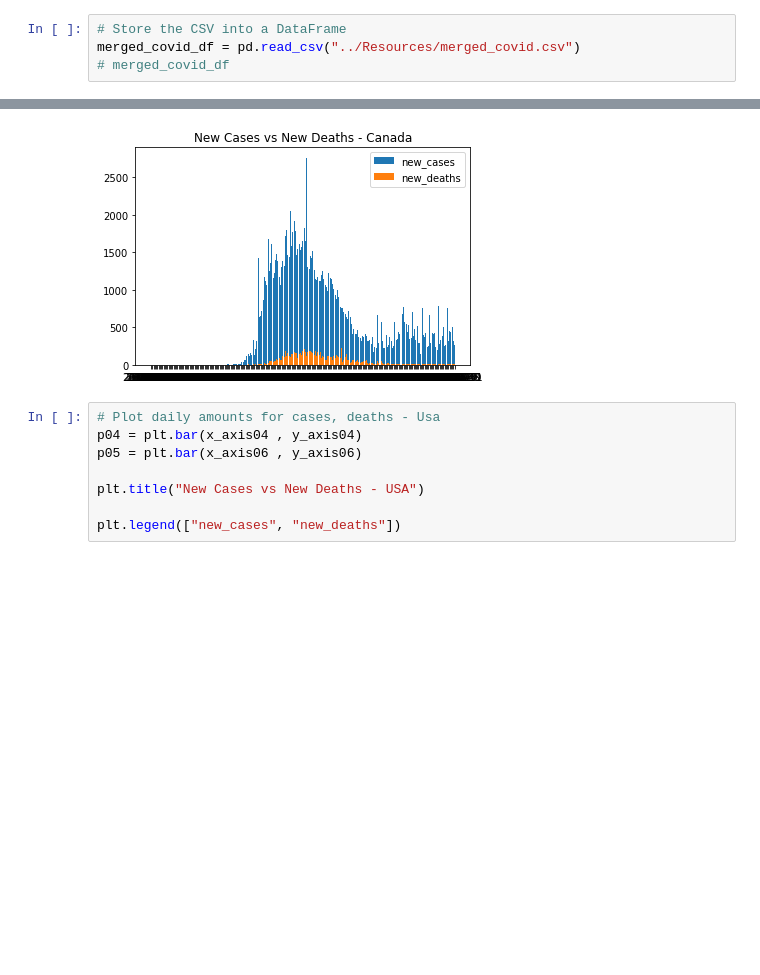
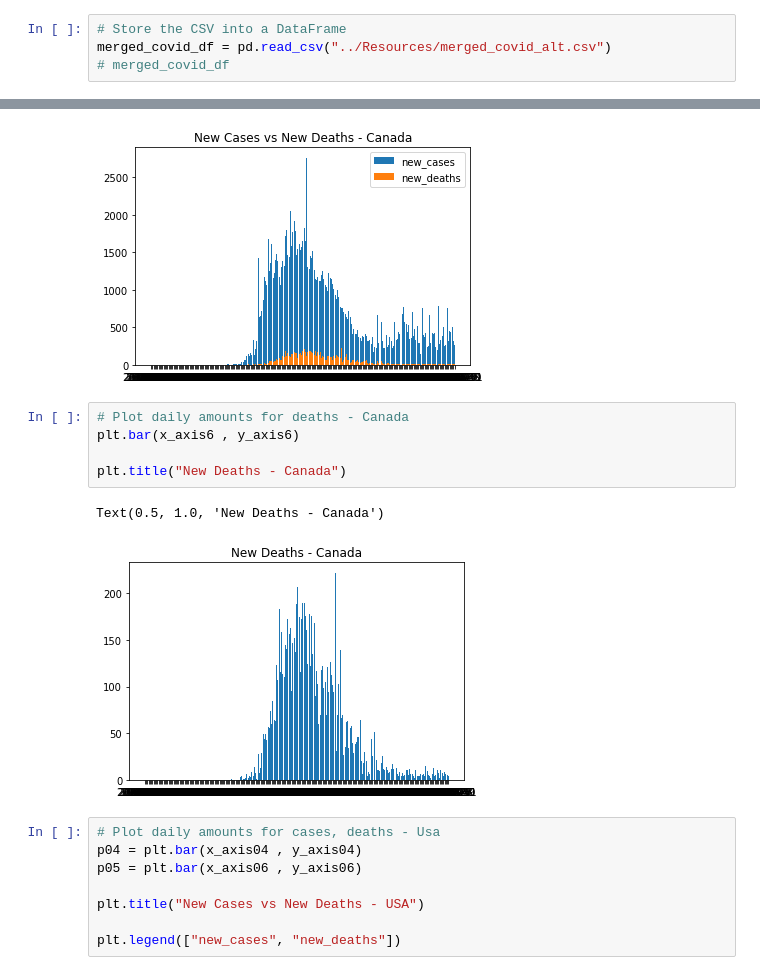
Before and after one commit to pmmfs/capstone-project, a Jupyter notebook: Analysis/government_regulation_impact_initial_analysis_mk.ipynb, the cells around one changed output, grey strips where cells are left out. Cells and saved outputs as stored; diff of their text form; blank space fills up the shorter version.

```diff
--- a/Analysis/government_regulation_impact_initial_analysis_mk.ipynb
+++ b/Analysis/government_regulation_impact_initial_analysis_mk.ipynb
@@ -8,7 +9,7 @@ import datetime as dt
 import matplotlib.pyplot as plt
 # %%
 # Store the CSV into a DataFrame
-merged_covid_df = pd.read_csv("../Resources/merged_covid.csv")
+merged_covid_df = pd.read_csv("../Resources/merged_covid_alt.csv")
 # merged_covid_df
 # %% [markdown]
 ### Trying to create a charts that shows shows historicals for index, cases, deaths, and tests
@@ -117,6 +118,14 @@ plt.legend(["new_cases", "new_deaths"])
 # %% [output]
 <matplotlib.legend.Legend at 0x...>
 [figure]
+# %%
+# Plot daily amounts for deaths - Canada
+plt.bar(x_axis6 , y_axis6)
+
+plt.title("New Deaths - Canada")
+# %% [output]
+Text(0.5, 1.0, 'New Deaths - Canada')
+[figure, added]
 # %%
 # Plot daily amounts for cases, deaths - Usa
 p04 = plt.bar(x_axis04 , y_axis04)
```
Also changed, not shown: parts of 46 cells of this notebook, 6 other files.
